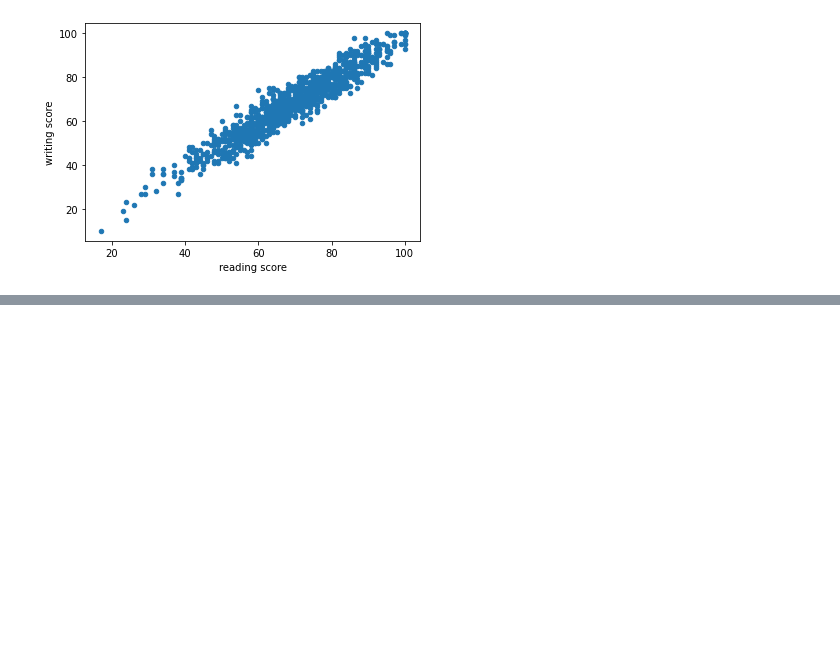
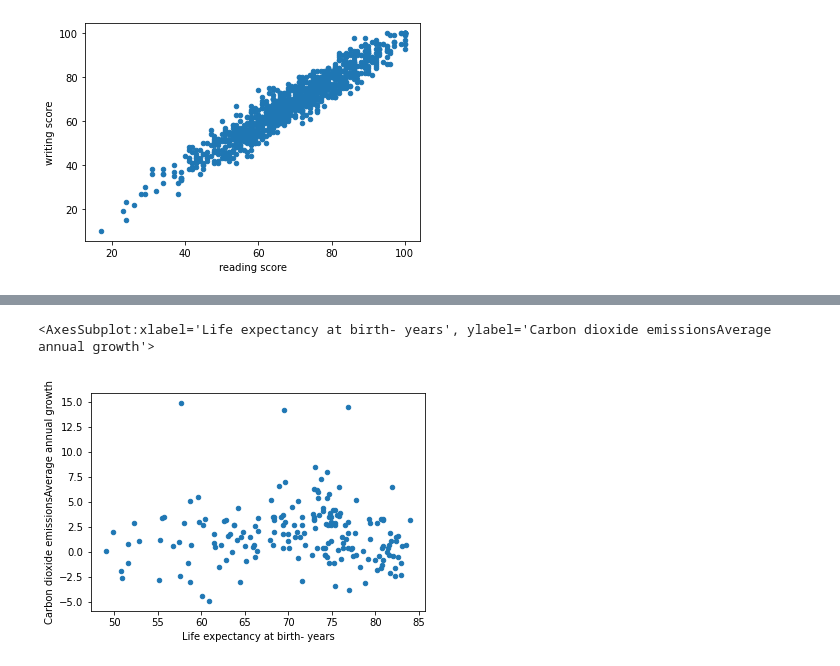
Before and after one commit to julesdata/Python, a Jupyter notebook: 코드잇_데이터사이언스입문/3_1.시각화와 그래프.ipynb, the cells around one changed output, grey strips where cells are left out. Cells and saved outputs as stored; diff of their text form; code cells hidden in the pictures; blank space fills up the shorter version.

```diff
--- a/코드잇_데이터사이언스입문/3_1.시각화와 그래프.ipynb
+++ b/코드잇_데이터사이언스입문/3_1.시각화와 그래프.ipynb
@@ -498,0 +552,7 @@ df.plot(kind = 'scatter', x= 'reading score', y= 'writing score')
+# %%
+# 기대 수명 - 탄소 배출 증가율
+df.plot(kind = 'scatter', x= 'Life expectancy at birth- years'
+        , y =   'Carbon dioxide emissionsAverage annual growth')
+# %% [output]
+<AxesSubplot:xlabel='Life expectancy at birth- years', ylabel='Carbon dioxide emissionsAverage annual growth'>
+[figure, added]
```
Also changed, not shown: parts of 7 cells of this notebook.
